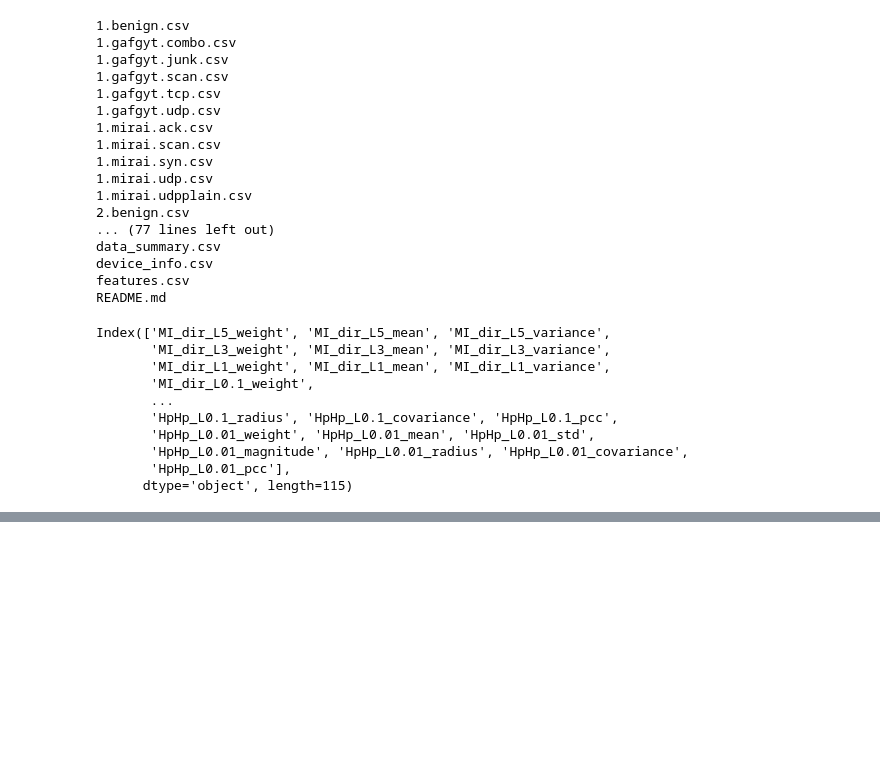
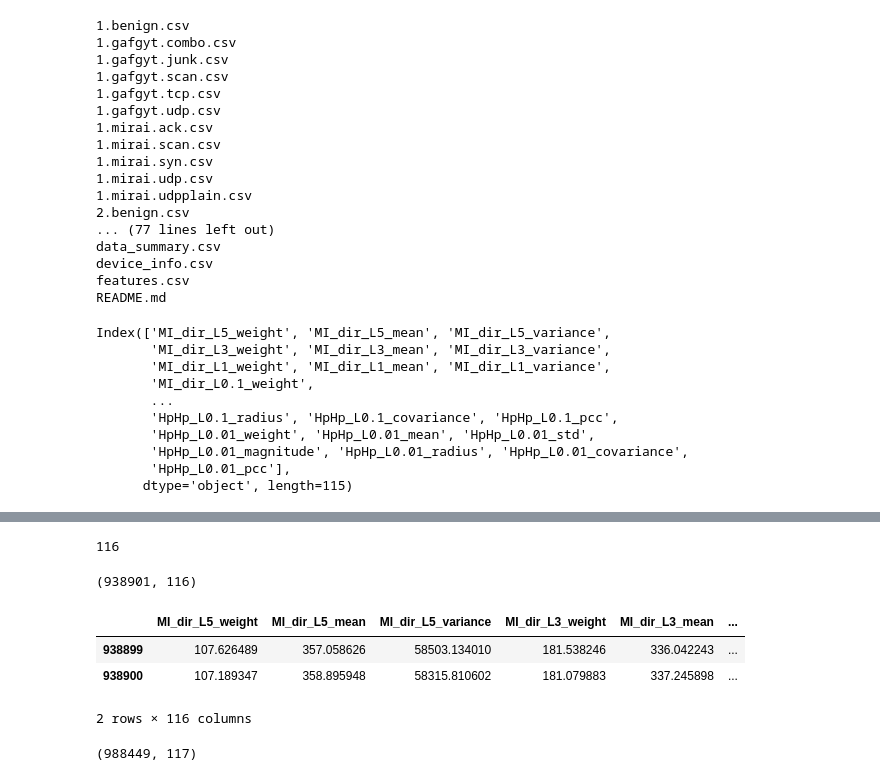
Before and after one commit to 17297781Karthik/FL-IoT-Threat_detection, a Jupyter notebook: analysis.ipynb, the cells around one changed output, grey strips where cells are left out. Drawn from its saved outputs; the diff is of its cells as text; code cells hidden in the pictures; blank space fills up the shorter version.

```diff
--- a/analysis.ipynb
+++ b/analysis.ipynb
@@ -39,0 +51,6 @@ Index(['MI_dir_L5_weight', 'MI_dir_L5_mean', 'MI_dir_L5_variance',
+# %%
+lis = os.listdir('fdata')
+req=[]
+for i in range(1,11):
+        req.append(lis[i])
+req.remove('1.gafgyt.scan.csv')
@@ -39,0 +69,16 @@ Index(['MI_dir_L5_weight', 'MI_dir_L5_mean', 'MI_dir_L5_variance',
+# %%
+col=[i for i in beg1.columns]
+
+
+att=pd.DataFrame(columns=col)
+# %%
+att_label = {'1.gafgyt.combo.csv':1,
+ '1.gafgyt.junk.csv':2,
+ '1.gafgyt.tcp.csv':3,
+ '1.gafgyt.udp.csv':4,
+ '1.mirai.ack.csv':5,
+ '1.mirai.scan.csv':6,
+ '1.mirai.syn.csv':7,
+ '1.mirai.udp.csv':8,
+ '1.mirai.udpplain.csv':9}
+att.columns
@@ -39,0 +101,15 @@ Index(['MI_dir_L5_weight', 'MI_dir_L5_mean', 'MI_dir_L5_variance',
+# %%
+len(att.columns)
+# %% [output]
+116
+# %%
+att.shape
+# %% [output]
+(938901, 116)
+# %%
+att.tail(2)
+# %% [output]
+|  | MI_dir_L5_weight | MI_dir_L5_mean | MI_dir_L5_variance | MI_dir_L3_weight | MI_dir_L3_mean | ... |
+| 938899 | 107.626489 | 357.058626 | 58503.134010 | 181.538246 | 336.042243 | ... |
+| 938900 | 107.189347 | 358.895948 | 58315.810602 | 181.079883 | 337.245898 | ... |
+2 rows × 116 columns
@@ -39,0 +123,4 @@ Index(['MI_dir_L5_weight', 'MI_dir_L5_mean', 'MI_dir_L5_variance',
+# %%
+att.shape
+# %% [output]
+(988449, 117)
```
Also changed, not shown: parts of 14 cells of this notebook, 2 other files.
